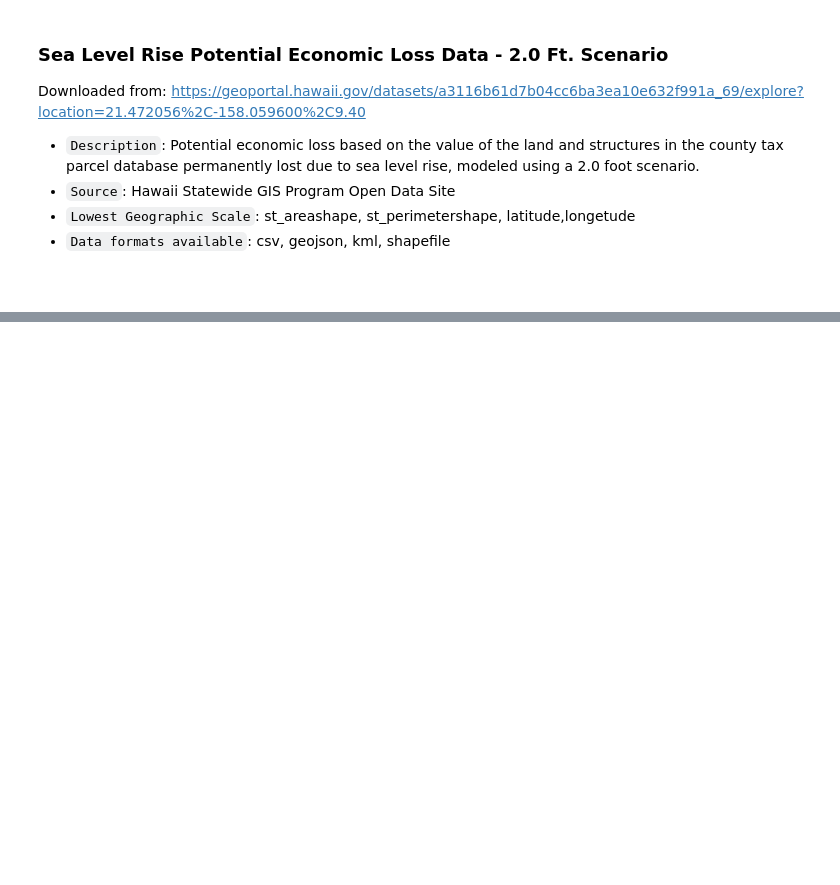
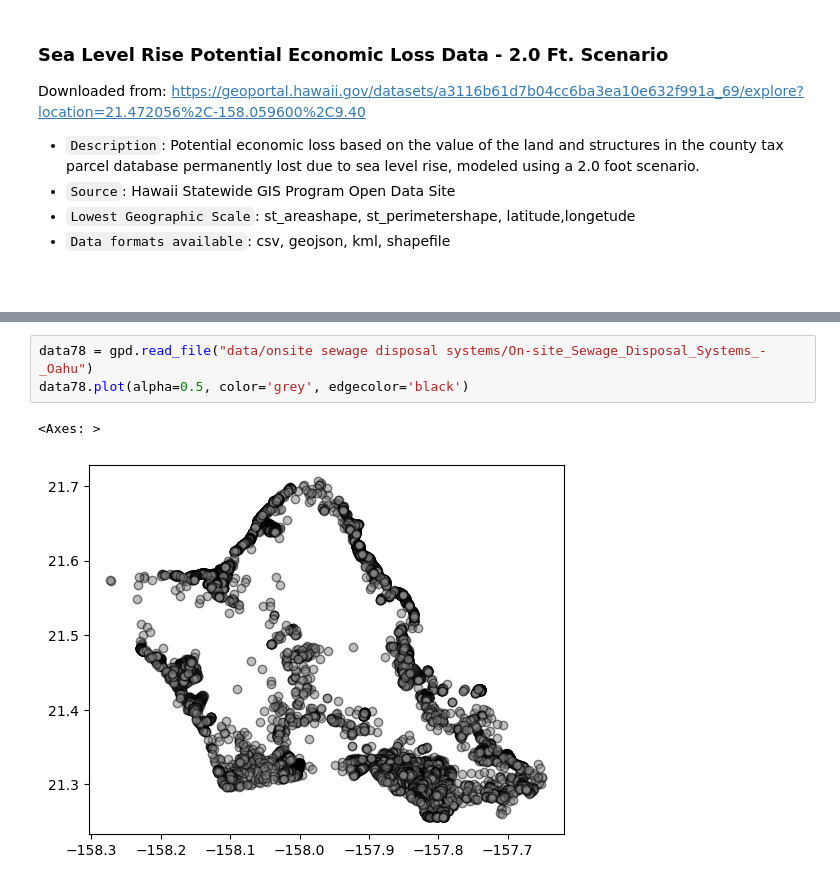
Before and after one commit to mahdi-b/Kanehekili, a Jupyter notebook: Current datasets.ipynb, the cells around one changed output, grey strips where cells are left out. Drawn from its saved outputs; the diff is of its cells as text; blank space fills up the shorter version.

```diff
--- a/Current datasets.ipynb
+++ b/Current datasets.ipynb
@@ -1112,0 +1220,6 @@ FileNotFoundError: [Errno 2] No such file or directory: 'data/slr potential econ
+# %%
+data78 = gpd.read_file("data/onsite sewage disposal systems/On-site_Sewage_Disposal_Systems_-_Oahu")
+data78.plot(alpha=0.5, color='grey', edgecolor='black')
+# %% [output]
+<Axes: >
+[figure, added]
```
Also changed, not shown: parts of 13 cells of this notebook, 14 other files.
